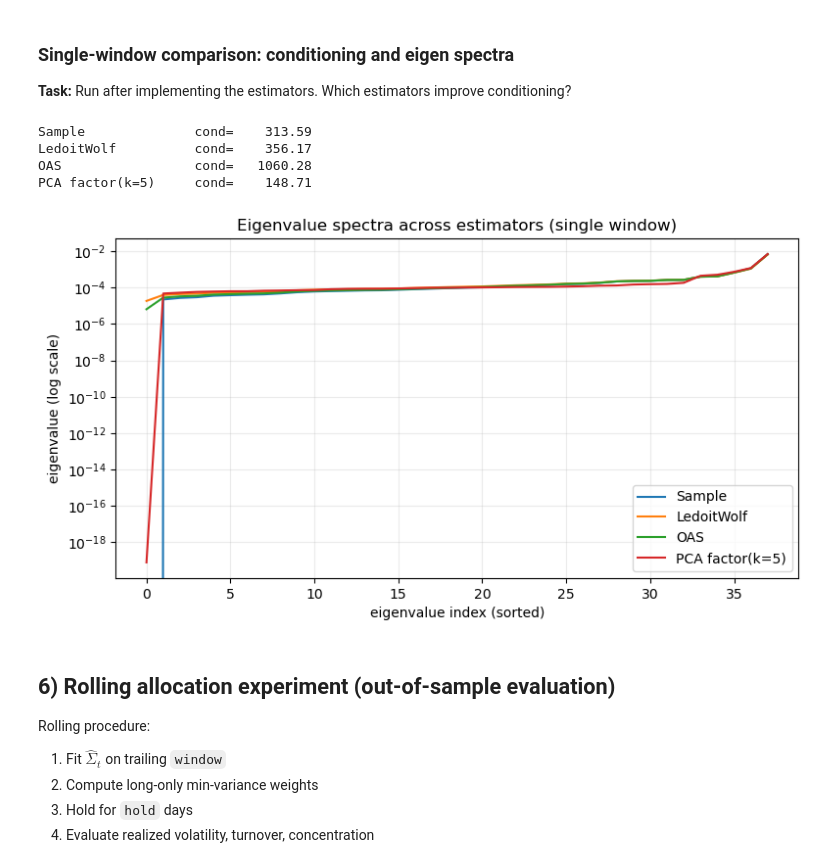
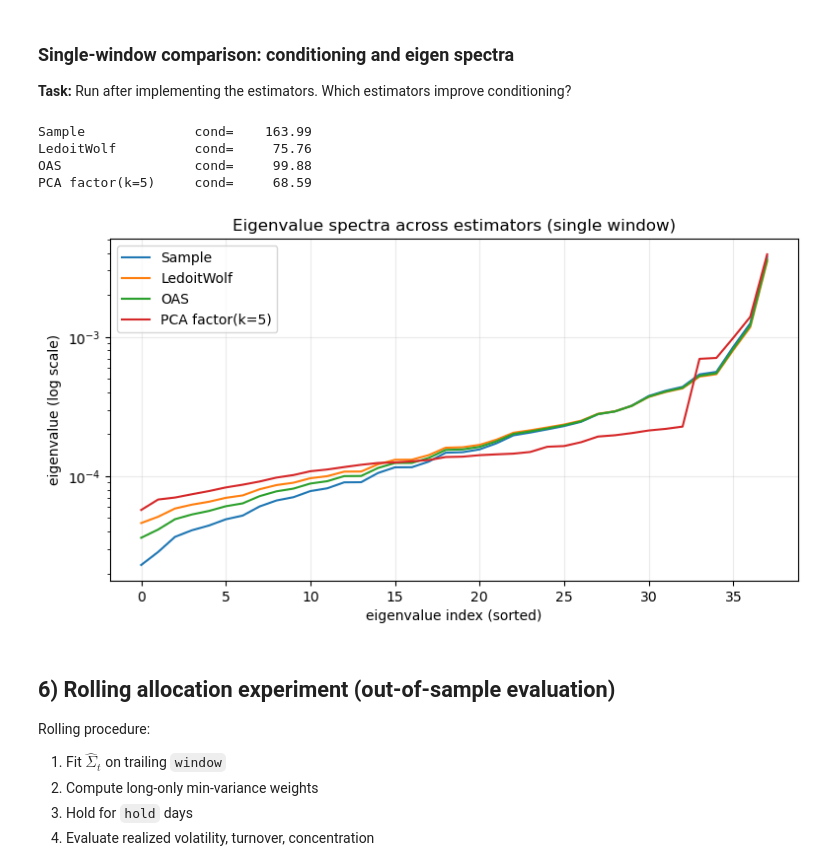
Before and after one commit to Guillaume-melis/Machine_Learning_for_Finance, a Jupyter notebook: TP2/TP2_CovarianceShrinkage.ipynb, the cells around one changed output. Saved outputs shown, nothing was run; the diff lists cells and outputs as text; code cells hidden in the pictures.

Commit message:
Small modification for eigenvalue visualisation

```diff
--- a/TP2/TP2_CovarianceShrinkage.ipynb
+++ b/TP2/TP2_CovarianceShrinkage.ipynb
@@ -393,26 +393,26 @@ def cov_graph_lasso_optional(X: np.ndarray, alpha=0.05):
 
 **Task:** Run after implementing the estimators. Which estimators improve conditioning?
 # %%
-Xw = rets.iloc[:window].to_numpy()
+Xw = rets.iloc[-window:].to_numpy()
 
 S_dict = {
     'Sample': sample_cov(Xw),
     'LedoitWolf': cov_ledoit_wolf(Xw),
     'OAS': cov_oas(Xw),
     'PCA factor(k=5)': cov_pca_factor(Xw, n_factors=5),
 }
 
 for k, S in S_dict.items():
     print(f'{k:18s}  cond={condition_number(S):10.2f}')
 
 plot_eigs(list(S_dict.values()), list(S_dict.keys()),
           'Eigenvalue spectra across estimators (single window)')
 # %% [output]
-Sample              cond=    313.59
-LedoitWolf          cond=    356.17
-OAS                 cond=   1060.28
-PCA factor(k=5)     cond=    148.71
+Sample              cond=    163.99
+LedoitWolf          cond=     75.76
+OAS                 cond=     99.88
+PCA factor(k=5)     cond=     68.59
-[figure, old version]
+[figure, new version]
 # %% [markdown]
 ## 6) Rolling allocation experiment (out-of-sample evaluation)
 
```
Also changed, not shown: parts of 4 cells of this notebook.
